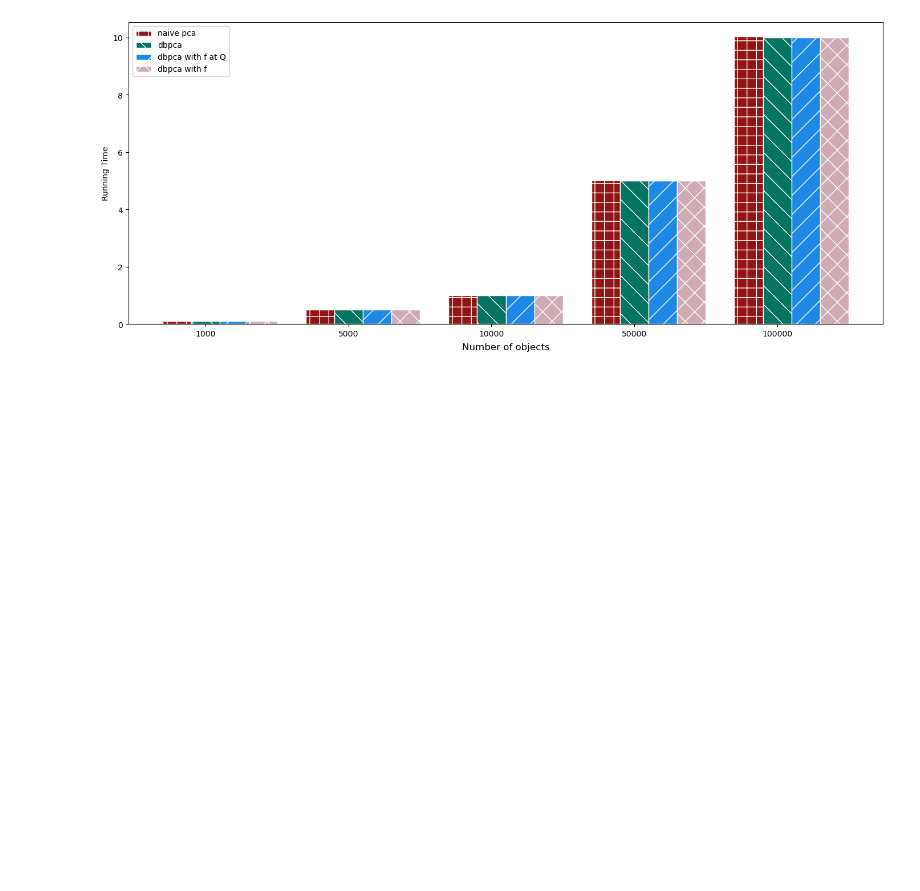
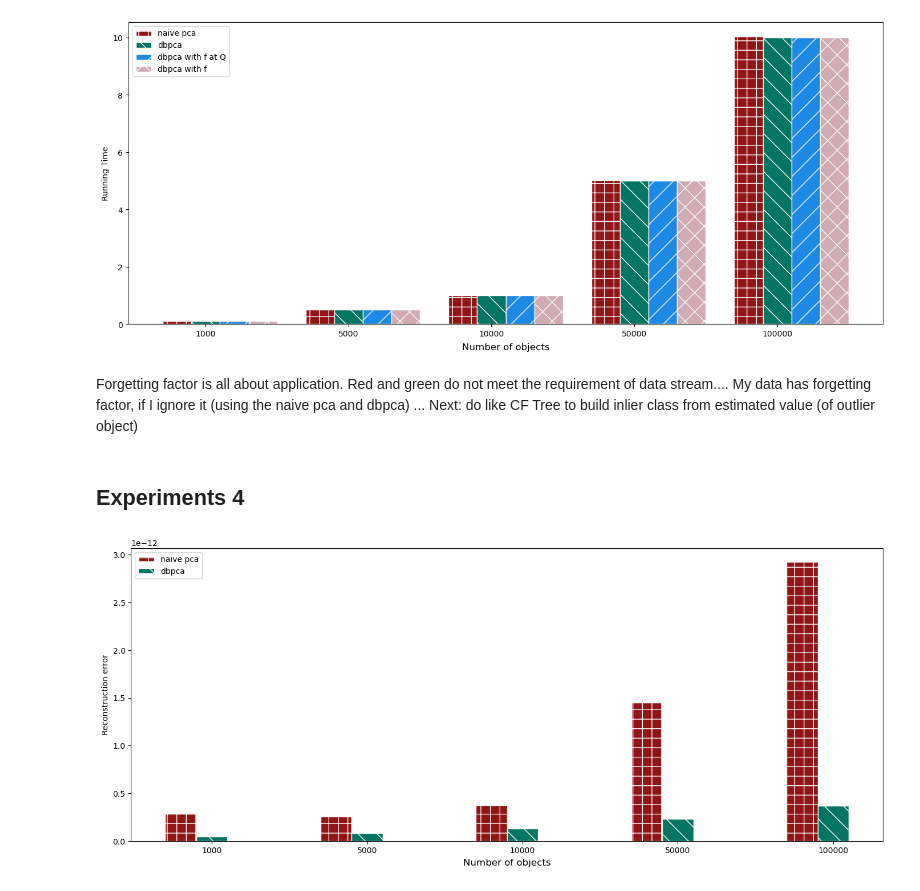
Before and after one commit to egawati/exos, a Jupyter notebook: sources/notebook/DBPCA_experiments.ipynb, the cells around one changed output. Cells and saved outputs as stored; diff of their text form; code cells hidden in the pictures; blank space fills up the shorter version.

```diff
--- a/sources/notebook/DBPCA_experiments.ipynb
+++ b/sources/notebook/DBPCA_experiments.ipynb
@@ -503,3 +607,17 @@ draw_bar_chart_time(df2,
                figwidth=8, figheight=6, vary_D=False)
 # %% [output]
 [figure]
+# %% [markdown]
+Forgetting factor is all about application.
+Red and green do not meet the requirement of data stream....
+My data has forgetting factor, if I ignore it (using the naive pca and dbpca) ...
+Next: do like CF Tree to build inlier class from estimated value (of outlier object)
+# %% [markdown]
+## Experiments 4
+# %%
+draw_2bar_chart(df2,
+               colors=('#921515', '#420420', '#047562', '#1E88E5', '#d0abb3'),
+               hatch=('+','-', '\\', '/', 'x'),
+               figwidth=8, figheight=6, vary_D=False)
+# %% [output]
+[figure, added]
```
Also changed, not shown: parts of 12 cells of this notebook, 7 other files.
